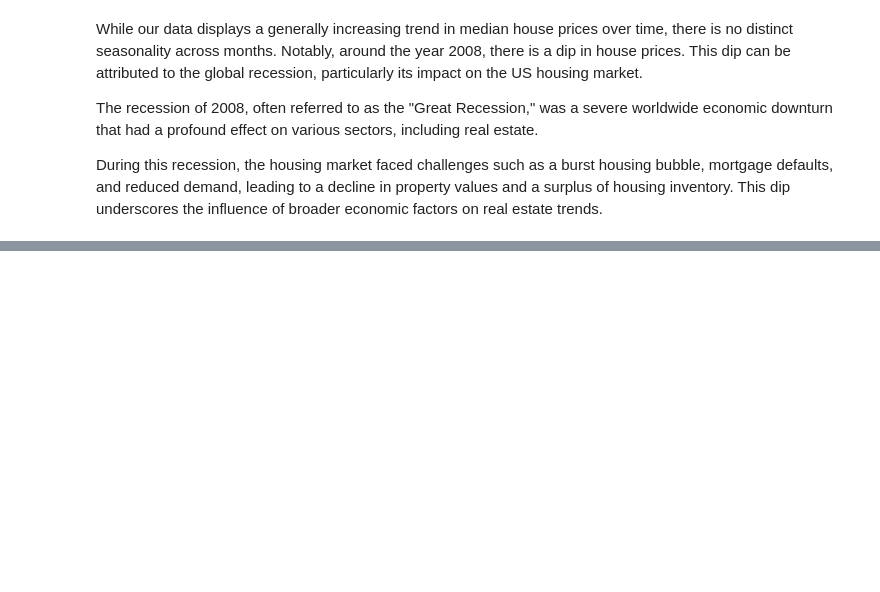
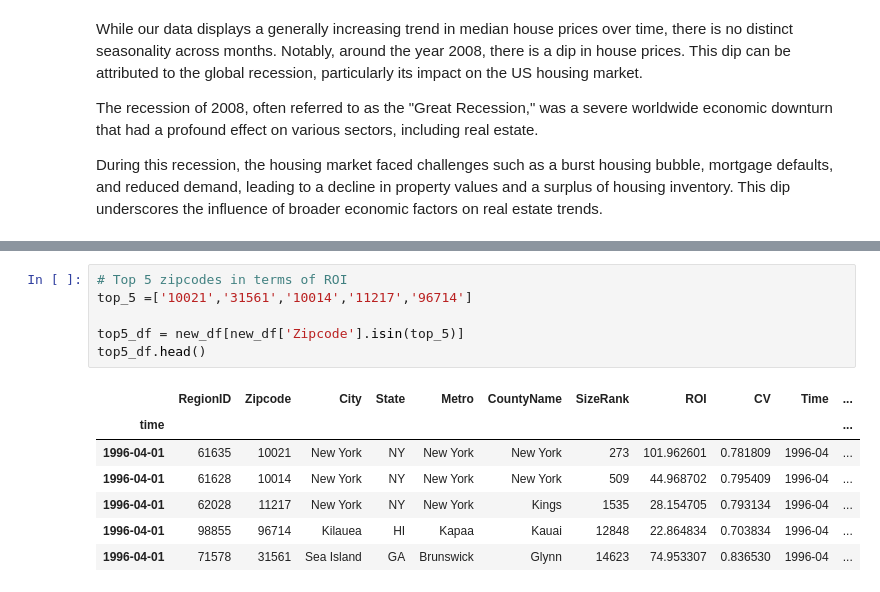
Before and after one commit to FionaNalianya/Forecasting-real-estate-prices, a Jupyter notebook: notebook.ipynb, the cells around one changed output, grey strips where cells are left out. Drawn from its saved outputs; the diff is of its cells as text; blank space fills up the shorter version.

```diff
--- a/notebook.ipynb
+++ b/notebook.ipynb
@@ -832,0 +852,14 @@ During this recession, the housing market faced challenges such as a burst housi
+# %%
+# Top 5 zipcodes in terms of ROI
+top_5 =['10021','31561','10014','11217','96714']
+
+top5_df = new_df[new_df['Zipcode'].isin(top_5)]
+top5_df.head()
+# %% [output]
+|  | RegionID | Zipcode | City | State | Metro | CountyName | SizeRank | ROI | CV | Time | ... |
+| time |  |  |  |  |  |  |  |  |  |  | ... |
+| 1996-04-01 | 61635 | 10021 | New York | NY | New York | New York | 273 | 101.962601 | 0.781809 | 1996-04 | ... |
+| 1996-04-01 | 61628 | 10014 | New York | NY | New York | New York | 509 | 44.968702 | 0.795409 | 1996-04 | ... |
+| 1996-04-01 | 62028 | 11217 | New York | NY | New York | Kings | 1535 | 28.154705 | 0.793134 | 1996-04 | ... |
+| 1996-04-01 | 98855 | 96714 | Kilauea | HI | Kapaa | Kauai | 12848 | 22.864834 | 0.703834 | 1996-04 | ... |
+| 1996-04-01 | 71578 | 31561 | Sea Island | GA | Brunswick | Glynn | 14623 | 74.953307 | 0.836530 | 1996-04 | ... |
```
Also changed, not shown: parts of 28 cells of this notebook.
